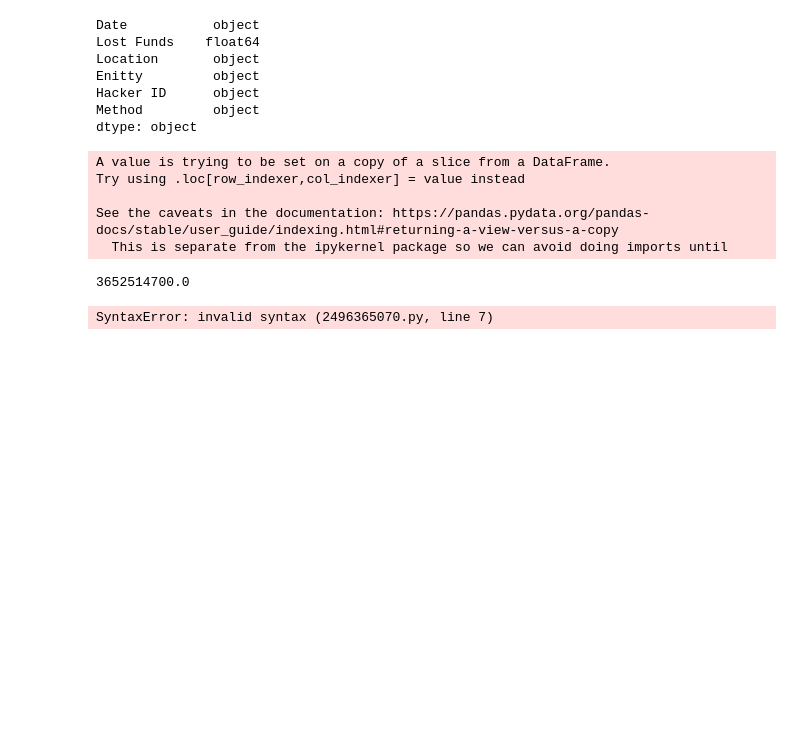
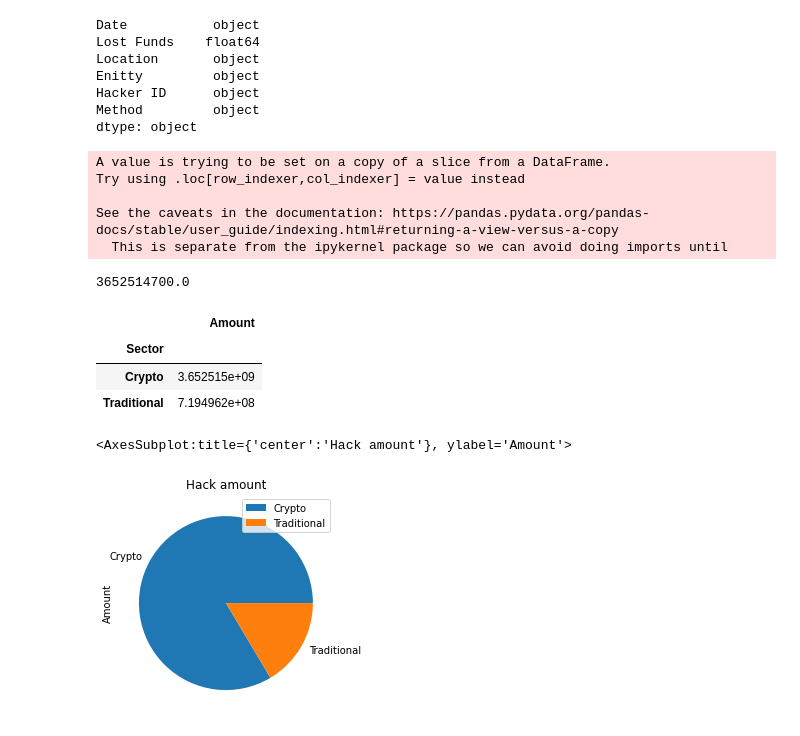
Before and after one commit to GammaHD/Project-1, a Jupyter notebook: Dataexploration.ipynb, the cells around one changed output. Drawn from its saved outputs; the diff is of its cells as text; code cells hidden in the pictures; blank space fills up the shorter version.

```diff
--- a/Dataexploration.ipynb
+++ b/Dataexploration.ipynb
@@ -169,8 +160,16 @@ Total_data = {
 
 }
 
-Total_df = pd.DataFrame(Total_data).set_index('Sector')pd.options.display.float_format = '{:20,.2f}'.format
+Total_df = pd.DataFrame(Total_data).set_index('Sector')
 
-display(Total_df.round())
+display(Total_df)
 # %% [output]
-SyntaxError: invalid syntax (2496365070.py, line 7)
+|  | Amount |
+| Sector |  |
+| Crypto | 3.652515e+09 |
+| Traditional | 7.194962e+08 |
+# %%
+Total_df.plot.pie(y='Amount',title="Hack amount")
+# %% [output]
+<AxesSubplot:title={'center':'Hack amount'}, ylabel='Amount'>
+[figure, added]
```
Also changed, not shown: parts of 9 cells of this notebook, 1 other file.
